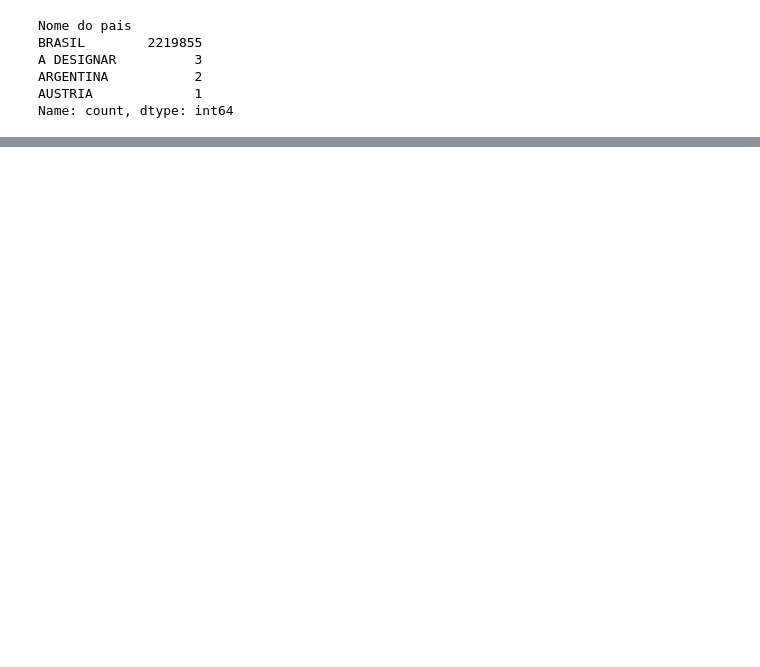
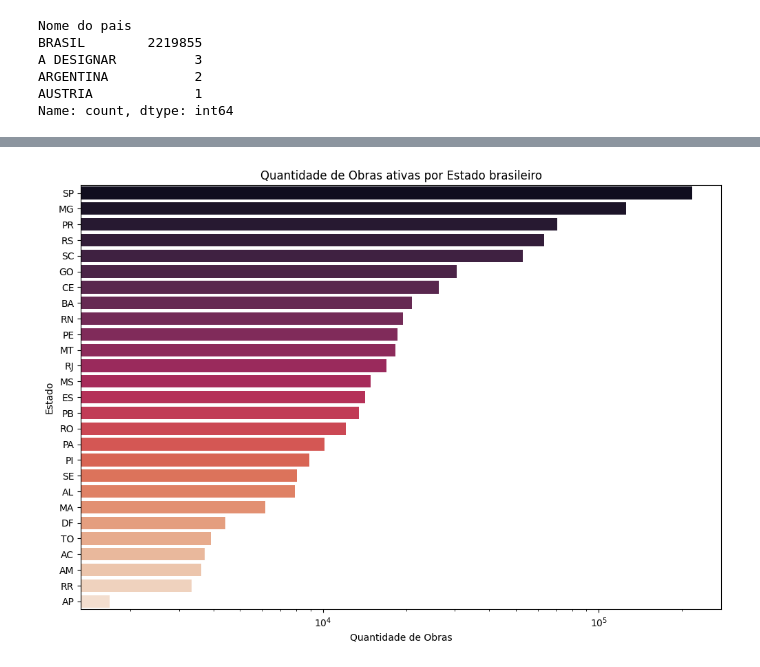
Before and after one commit to ribeiroluizh/analise_exploratoria_dados_cno_obras, a Jupyter notebook: analise_obras.ipynb, the cells around one changed output, grey strips where cells are left out. Drawn from its saved outputs; the diff is of its cells as text; code cells hidden in the pictures; blank space fills up the shorter version.

Commit message:
Inserção do README e analise_obras atualizado e completo

```diff
--- a/analise_obras.ipynb
+++ b/analise_obras.ipynb
@@ -109,3 +128,6 @@ df_cno.describe(include=['object','bool'])
+# %%
+# Excluindo duplicatas
+df_cno = df_cno.drop_duplicates()
 # %%
 # Verificando se existem dados de outros países, pois quero examinar apenas os dados Brasil.
 df_cno['Nome do pais'].value_counts()
@@ -192,0 +168,3 @@ Temos um total de 317330373.25 Km² de área total em todos os dados registrados
+# %%
+# Excluindo dados atrelados ao estado 'EX'
+df_cno = df_cno[~df_cno['Estado'].isin(['EX'])]
@@ -192,0 +212,8 @@ Temos um total de 317330373.25 Km² de área total em todos os dados registrados
+# %%
+# limpando dados do tipo numerico do DataFrame que estão como nulos
+
+# Mascara para filtragem de dados numéricos encontrados como nulo
+mascara = (df_cno[['CNO vinculado', 'NI do responsável', 'Caixa Postal']].isna().any(axis=1))
+
+# Alterando os dados para numeral 0
+df_cno.loc[mascara, ['CNO vinculado', 'NI do responsável', 'Caixa Postal']] = 0
@@ -192,0 +249,32 @@ Temos um total de 317330373.25 Km² de área total em todos os dados registrados
+# %%
+# Quais são as cidades e estados com mais obras em andamento?
+# Situação das Obras
+# 01 - NULA
+# 02 - ATIVA
+# 03 – SUSPENSA
+# 14 - PARALISADA
+# 15 - ENCERRADA
+
+# Criando um DataFrame com a quantidade de obras por Estado
+
+# Mascara para filtrar obras com Situações catagorizadas como '2 - Ativas'
+mascara = (df_cno['Situação'] == 2)
+obras_estado = df_cno.loc[mascara, ['Estado']].value_counts().reset_index()
+obras_estado.columns = ['Estado','Quantidade de Obras']
+# %%
+# Criando um gráfico de barras para visualizar os estados com mais obras em andamento no País
+plt.figure(figsize=(12,8))
+
+fig1 = sns.barplot(
+    x = obras_estado['Quantidade de Obras'],
+    y = obras_estado['Estado'],
+    hue=obras_estado['Estado'],
+    palette='rocket',
+)
+
+# Definições a respeito do gráfico
+plt.title('Quantidade de Obras ativas por Estado brasileiro')
+plt.xscale('log')
+plt.show()
+# %% [output]
+[figure, added]
```
Also changed, not shown: parts of 57 cells of this notebook, 1 other file.
